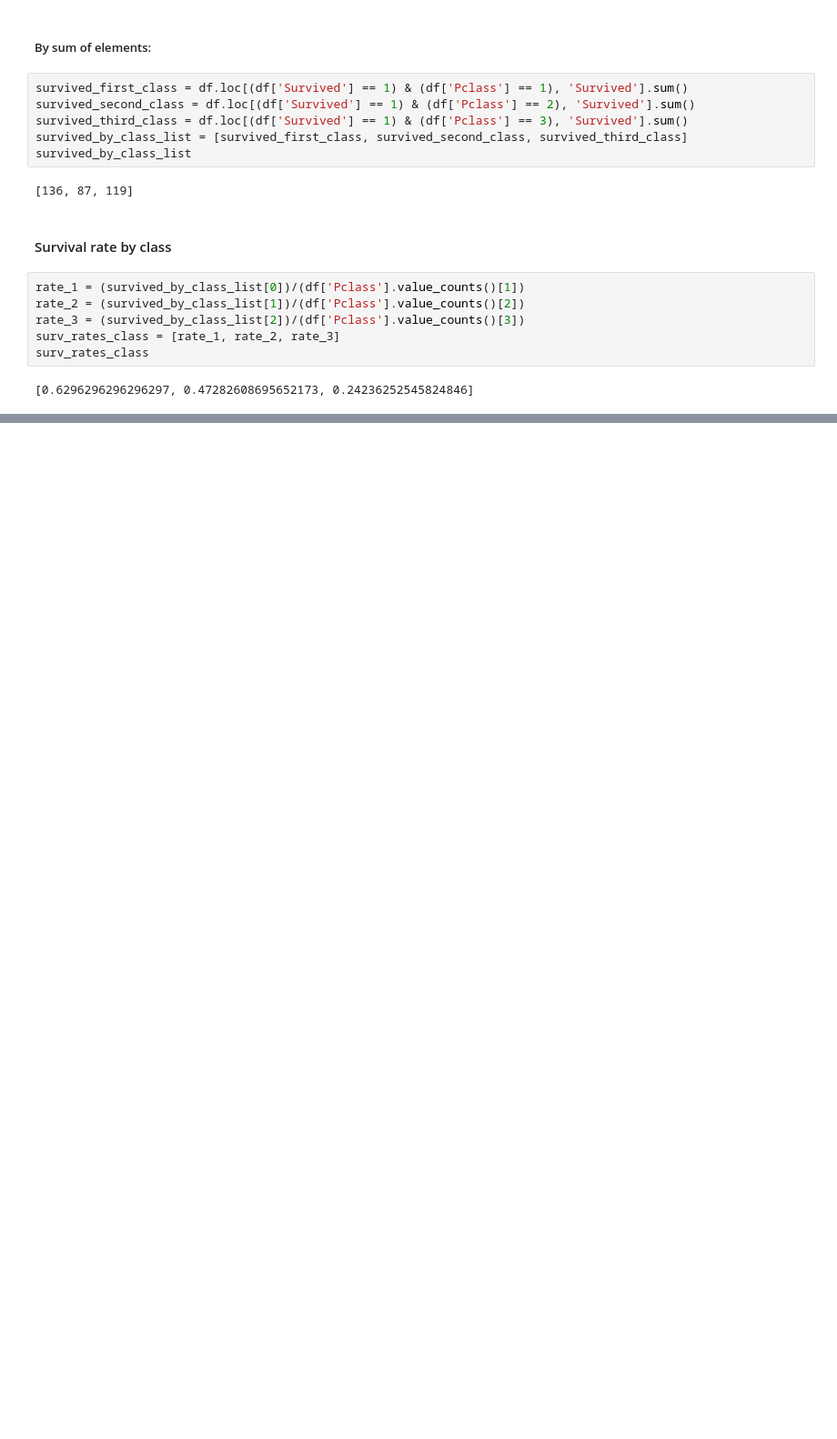
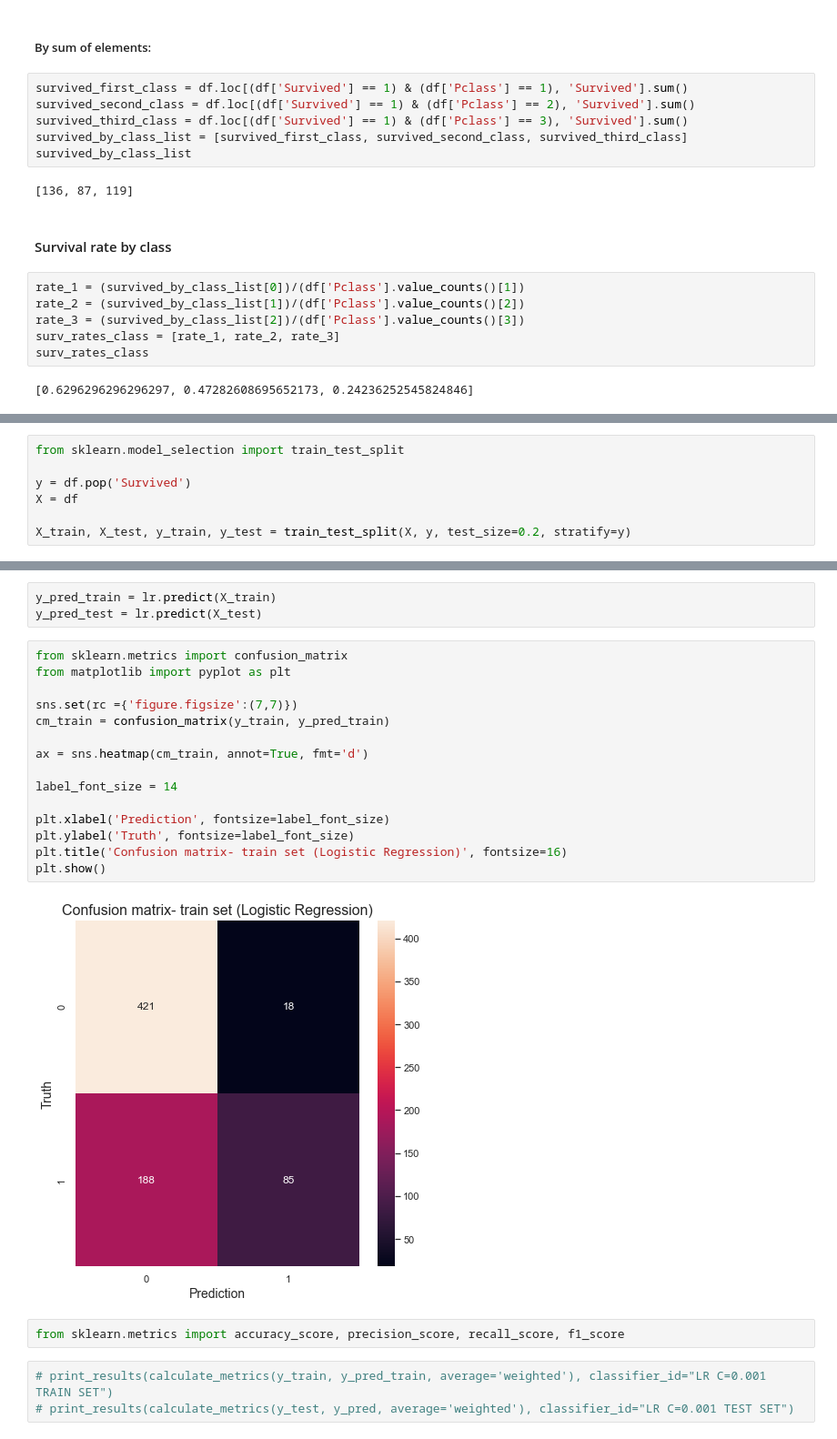
Before and after one commit to dan-ski/Titanic, a Jupyter notebook: Titanic.ipynb, the cells around one changed output, grey strips where cells are left out. Shown at 91% size. Drawn from its saved outputs; the diff is of its cells as text; blank space fills up the shorter version.

```diff
--- a/Titanic.ipynb
+++ b/Titanic.ipynb
@@ -276,0 +283,7 @@ Name: Pclass, dtype: int64
+# %%
+from sklearn.model_selection import train_test_split
+
+y = df.pop('Survived')
+X = df
+
+X_train, X_test, y_train, y_test = train_test_split(X, y, test_size=0.2, stratify=y)
@@ -276,0 +298,25 @@ Name: Pclass, dtype: int64
+# %%
+y_pred_train = lr.predict(X_train)
+y_pred_test = lr.predict(X_test)
+# %%
+from sklearn.metrics import confusion_matrix
+from matplotlib import pyplot as plt
+
+sns.set(rc ={'figure.figsize':(7,7)})
+cm_train = confusion_matrix(y_train, y_pred_train)
+
+ax = sns.heatmap(cm_train, annot=True, fmt='d')
+
+label_font_size = 14
+
+plt.xlabel('Prediction', fontsize=label_font_size)
+plt.ylabel('Truth', fontsize=label_font_size)
+plt.title('Confusion matrix- train set (Logistic Regression)', fontsize=16)
+plt.show()
+# %% [output]
+[figure, added]
+# %%
+from sklearn.metrics import accuracy_score, precision_score, recall_score, f1_score
+# %%
+# print_results(calculate_metrics(y_train, y_pred_train, average='weighted'), classifier_id="LR C=0.001 TRAIN SET")
+# print_results(calculate_metrics(y_test, y_pred, average='weighted'), classifier_id="LR C=0.001 TEST SET")
```
Also changed, not shown: parts of 10 cells of this notebook.
